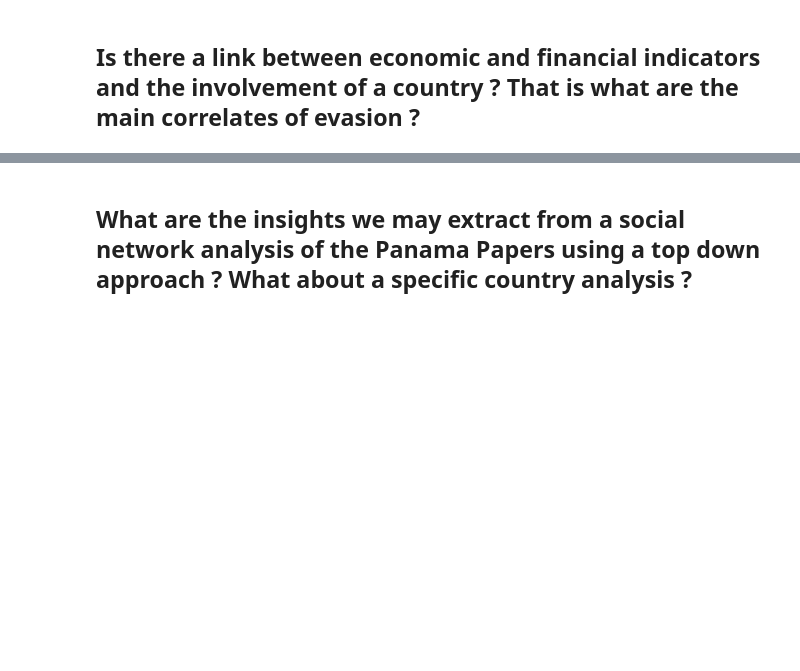
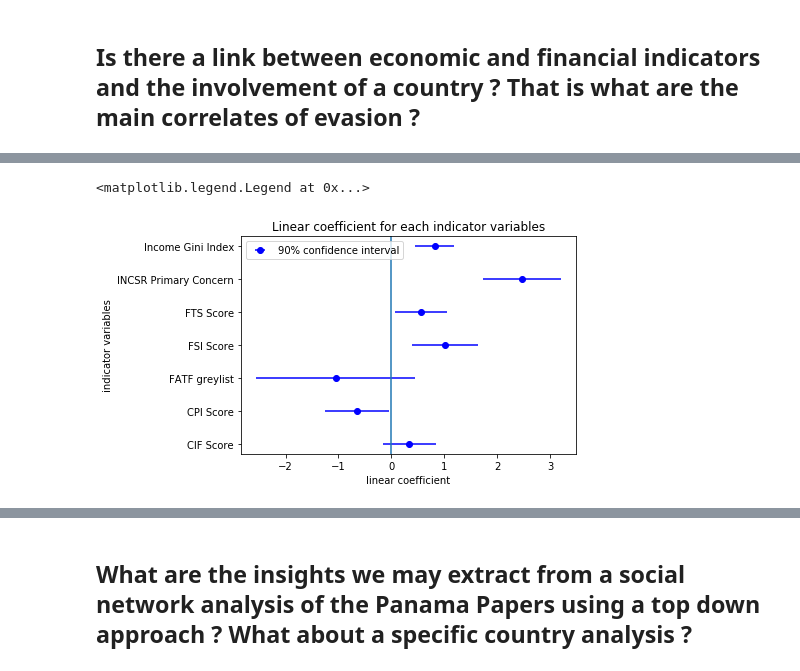
Before and after one commit to franckdess/ADA-Project, a Jupyter notebook: ml2.ipynb, the cells around one changed output, grey strips where cells are left out. Drawn from its saved outputs; the diff is of its cells as text; code cells hidden in the pictures; blank space fills up the shorter version.

```diff
--- a/ml2.ipynb
+++ b/ml2.ipynb
@@ -380,0 +744,14 @@ plt.plot()
+# %%
+#Apply above function to retrieve linear regression coefficients, p_values and r_squared data
+coef_std, p_values_std, r_squared_std = Linear_coefficient_sm(merged_df,feat_std,to_do='std')
+coef_same, p_values_same, r_squared_same = Linear_coefficient_sm(merged_df,feat_same,to_do=None)
+# %%
+#Regroup coefficients, p_values and R-squared values in a list
+coef = np.concatenate((coef_same, coef_std))
+p_value = np.concatenate((p_values_same, p_values_std))
+r_squared = np.concatenate((r_squared_same, r_squared_std))
+# %%
+#Create dataframe
+combined = {'Linear coefficient':coef,'p_value':p_value,'R-squared':r_squared}
+result = pd.DataFrame(combined, index=features)
+result
@@ -380,0 +767,23 @@ plt.plot()
+# %%
+#Computing 90% confidence intervals
+pval = result['p_value']
+Est = result['Linear coefficient']
+CI = []
+for i in range(0,len(pval)):
+    z = -0.862+math.sqrt(0.743-2.404*math.log(pval[i]))
+    SE = Est[i]/z
+    li = Est[i]-1.65*SE
+    ui = Est[i]+1.65*SE
+    ci = 1.65*SE
+    CI.append(ci)
+# %%
+#Plot with confidence intervals for visual interpretation
+plt.errorbar(result['Linear coefficient'], result.index,xerr=CI,fmt='bo', label='90% confidence interval')
+plt.axvline(x=0)
+plt.title('Linear coefficient for each indicator variables')
+plt.xlabel('linear coefficient')
+plt.ylabel('indicator variables')
+plt.legend(loc='upper left')
+# %% [output]
+<matplotlib.legend.Legend at 0x...>
+[figure, added]
```
Also changed, not shown: parts of 40 cells of this notebook, 1 other file.
